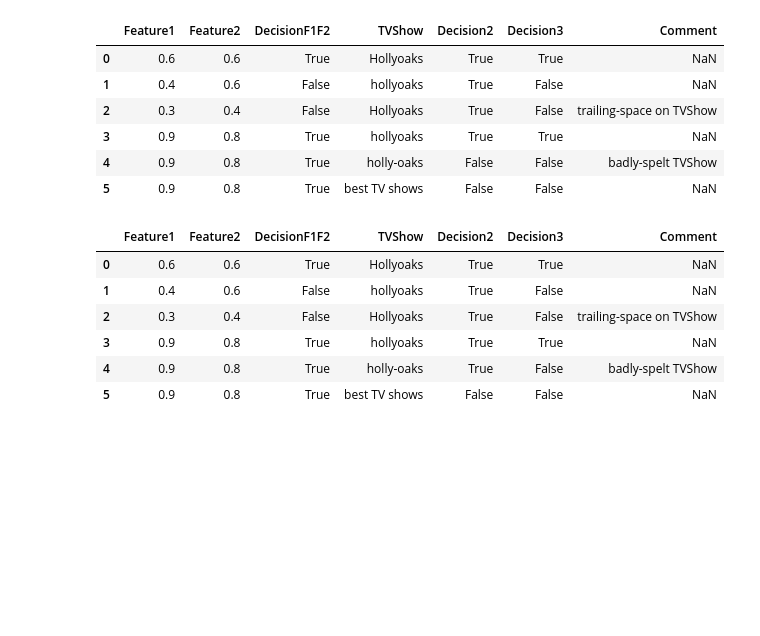
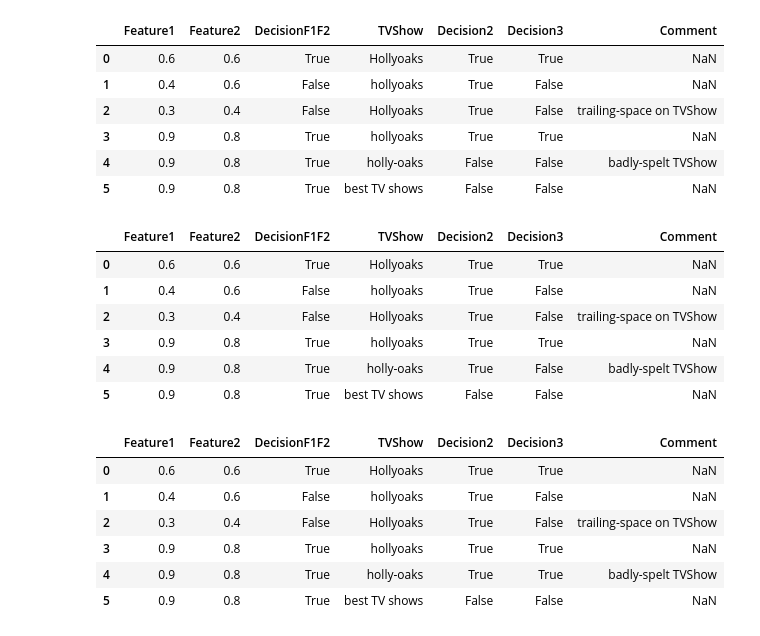
Before and after one commit to ianozsvald/example_conversion_of_excel_to_pandas, a Jupyter notebook: Load and Manipulate Sheet by Adding Logic.ipynb, the cells around one changed output. Drawn from its saved outputs; the diff is of its cells as text; code cells hidden in the pictures; blank space fills up the shorter version.

```diff
--- a/Load and Manipulate Sheet by Adding Logic.ipynb
+++ b/Load and Manipulate Sheet by Adding Logic.ipynb
@@ -265,5 +266,16 @@ df.head(10)
 | 3 | 0.9 | 0.8 | True | hollyoaks | True | True | NaN |
 | 4 | 0.9 | 0.8 | True | holly-oaks | True | False | badly-spelt TVShow |
 | 5 | 0.9 | 0.8 | True | best TV shows | False | False | NaN |
+# %%
+df['Decision3'] = df.DecisionF1F2 & df.Decision2
+df.head(10)
+# %% [output]
+|  | Feature1 | Feature2 | DecisionF1F2 | TVShow | Decision2 | Decision3 | Comment |
+| 0 | 0.6 | 0.6 | True | Hollyoaks | True | True | NaN |
+| 1 | 0.4 | 0.6 | False | hollyoaks | True | False | NaN |
+| 2 | 0.3 | 0.4 | False | Hollyoaks | True | False | trailing-space on TVShow |
+| 3 | 0.9 | 0.8 | True | hollyoaks | True | True | NaN |
+| 4 | 0.9 | 0.8 | True | holly-oaks | True | True | badly-spelt TVShow |
+| 5 | 0.9 | 0.8 | True | best TV shows | False | False | NaN |
 # %%
 # We could copy the Excel code down here and write out a new spreadsheet to disk...
```
Also changed, not shown: parts of 1 cell of this notebook.
